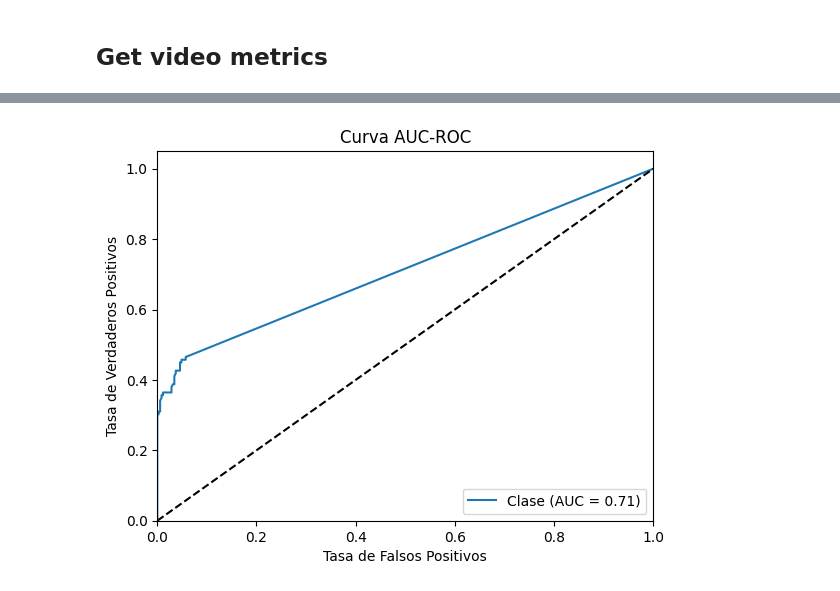
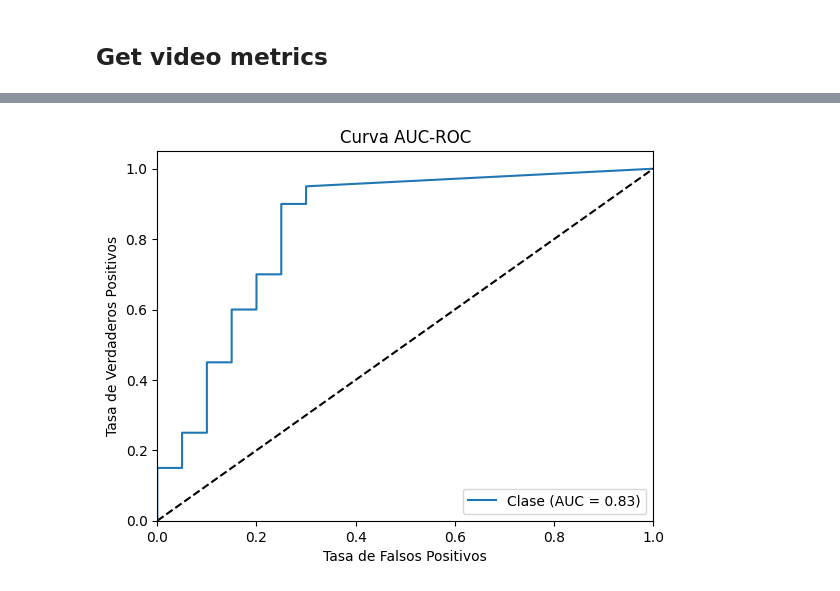
Before and after one commit to Coding-Rod/crime_detection, a Jupyter notebook: ai/reports/Video_metrics.ipynb, the cells around one changed output, grey strips where cells are left out. Drawn from its saved outputs; the diff is of its cells as text; code cells hidden in the pictures.

Commit message:
:construction: [GETTING] Metrics

```diff
--- a/ai/reports/Video_metrics.ipynb
+++ b/ai/reports/Video_metrics.ipynb
@@ -16,6 +17,6 @@ import seaborn as sns
 # %% [markdown]
 ## Ground truth
 # %%
-TEST_SET_PATH = '/home/rodri/Downloads/Videos/dataset/'
-test_labels = '/home/rodri/Downloads/Videos/dataset/metadata.csv'
+TEST_SET_PATH = '/media/rodri/Files/Datasets/Real_dataset/'
+test_labels = '/media/rodri/Files/Datasets/Real_dataset/test_data.csv'
 df_labels = pd.read_csv(test_labels)
@@ -24,9 +34,9 @@ df_labels = pd.read_csv(test_labels)
 # %%
 ## Model variables
 ROBOFLOW_MODELS = [
-    'yolov5s_batch_8', # 1
-    'yolov5s_batch_16', # 2
-    'yolov5s_batch_32', # 3
+    'yolov5', # 1
+    'yolov7', # 2
+    'yolos', # 3
     'yolov8s', # 4
     'no_version', # 5
     'no_version', # 6
@@ -35,9 +45,9 @@ ROBOFLOW_MODELS = [
     'yolov5n_data_augmentation', # 9
 ]
 
-MODEL_VERSION = 8
+MODEL_VERSION = 9
 
-OUT_DATA_PATH = '/home/rodri/Downloads/Videos'
+OUT_DATA_PATH = TEST_SET_PATH
 
 # Create and set output path
 os.makedirs(os.path.join(OUT_DATA_PATH, 'reports', ROBOFLOW_MODELS[MODEL_VERSION-1], 'metrics'), exist_ok=True)
@@ -249,2 +251,13 @@ df_total.to_csv(os.path.join(OUTPUT_PATH, 'merged.csv'), index=False)
+# %%
+true_y = [] # True labels: Get first class from each video
+pred_y = [] # Predicted labels: Get first class greater than 0 with confidence greater than 0.4 else 0
+conf_y = [] # Confidence of predicted labels
+videos = set(df_total['video']) # Get unique videos
+
+for video in tqdm(videos, desc='Getting true and predicted labels'):
+    df_video = df_total[df_total['video'] == video]
+    true_y.append(df_video['class_x'].values[0])
+    pred_y.append(0 if len(df_video[df_video['conf'] >= 0.4]) == 0 else df_video[df_video['conf'] >= 0.4]['class_y'].values[0])
+    conf_y.append(0 if len(df_video[df_video['conf'] >= 0.4]) == 0 else df_video[df_video['conf'] >= 0.4]['conf'].values[0])
 # %% [markdown]
 ## Get video metrics
@@ -302,25 +311,25 @@ sns.heatmap(confusion_matrix_percentage, annot=True, fmt='.2%', cmap='Blues')
 # %%
 import matplotlib.pyplot as plt
 from sklearn.metrics import roc_curve, auc
 
 # Obtener las predicciones de probabilidad del modelo
-y_true = [1 if x>0 else 0 for x in df_total['class_x']]
-y_pred_proba = df_total['conf']
+y_true_roc = [0 if x == 0 else 1 for x in true_y]
+y_pred_proba = conf_y
 
 # Calcular la curva ROC y el área bajo la curva (AUC)
-fpr, tpr, _ = roc_curve(y_true, y_pred_proba)
+fpr, tpr, _ = roc_curve(y_true_roc, y_pred_proba)
 roc_auc = auc(fpr, tpr)
 
 # Graficar la curva ROC
 plt.figure()
 plt.plot(fpr, tpr, label='Clase (AUC = %0.2f)' % roc_auc)
 plt.plot([0, 1], [0, 1], 'k--')  # Línea de referencia
 plt.xlim([0.0, 1.0])
 plt.ylim([0.0, 1.05])
 plt.xlabel('Tasa de Falsos Positivos')
 plt.ylabel('Tasa de Verdaderos Positivos')
 plt.title('Curva AUC-ROC')
 plt.legend(loc="lower right")
 plt.show()
 # %% [output]
-[figure, old version]
+[figure, new version]
```
Also changed, not shown: parts of 24 cells of this notebook, 1 other file.
